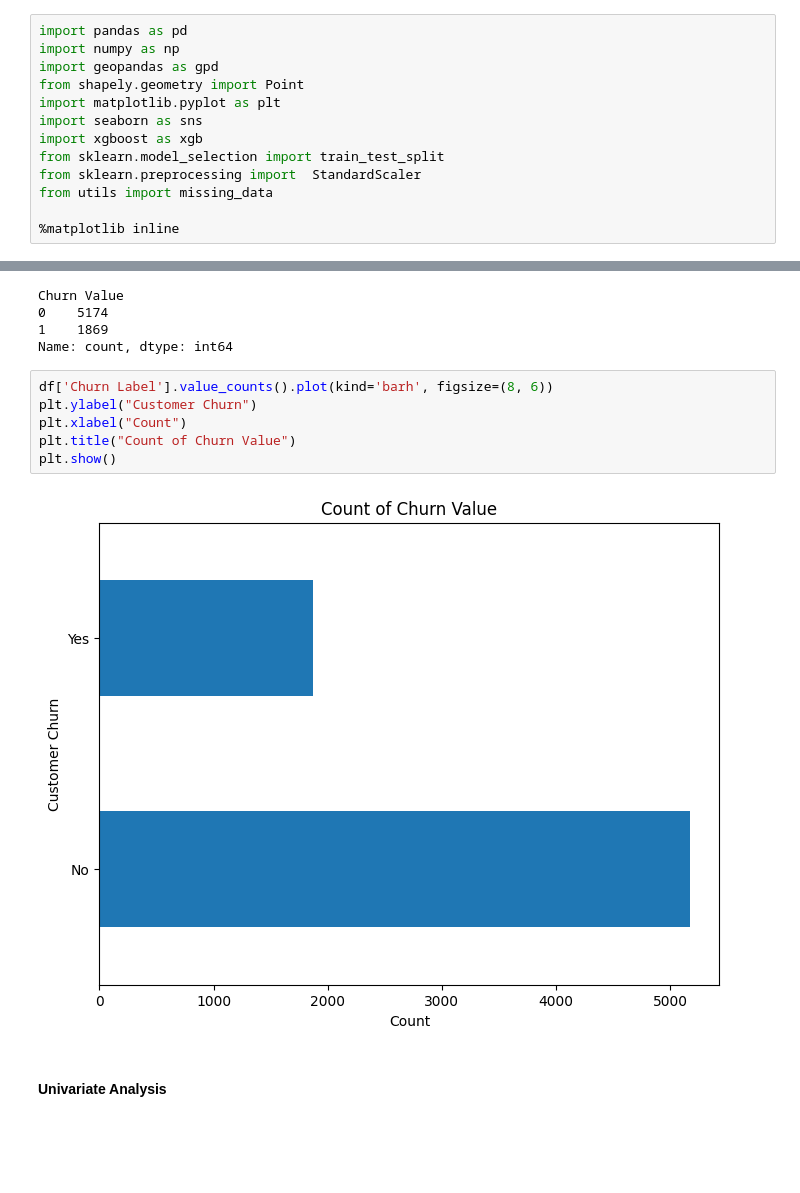
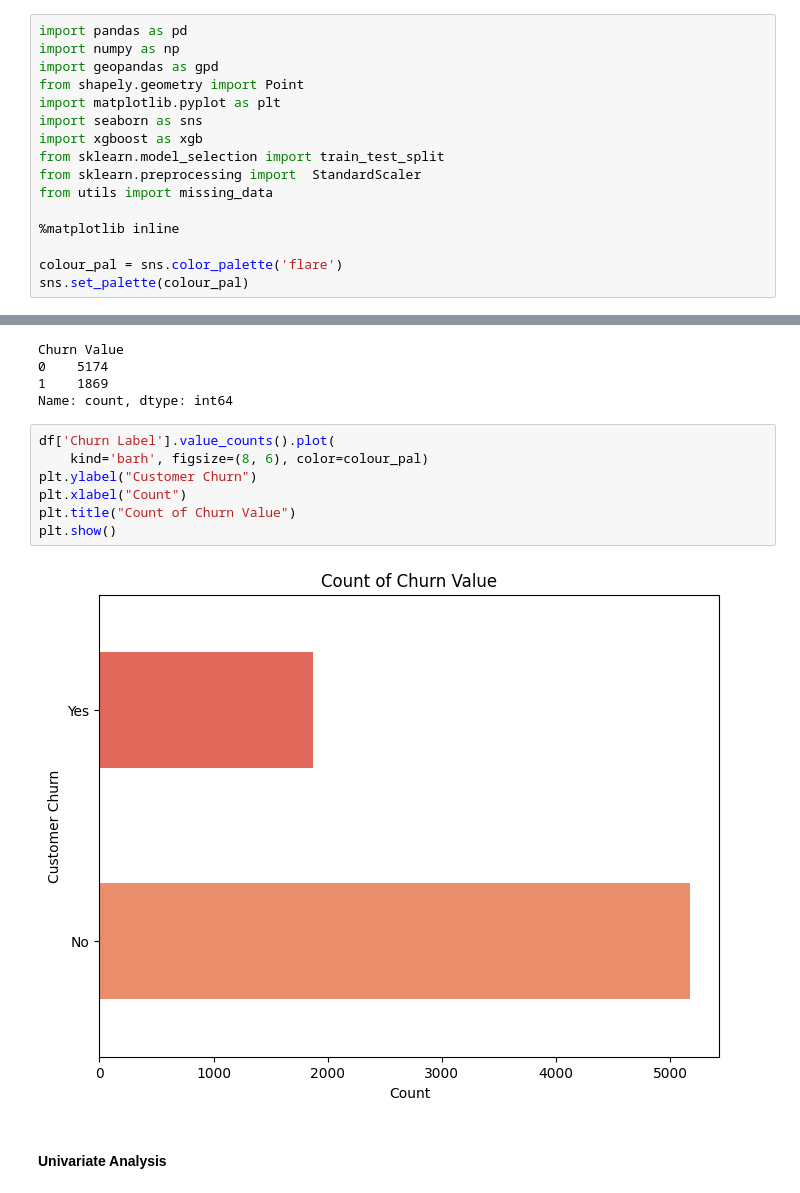
Before and after one commit to minari314159/Telco-Customer-Churn-Prediction, a Jupyter notebook: Customer_Churn_Prediction.ipynb, the cells around one changed output, grey strips where cells are left out. Saved outputs shown, nothing was run; the diff lists cells and outputs as text; blank space fills up the shorter version.

```diff
--- a/Customer_Churn_Prediction.ipynb
+++ b/Customer_Churn_Prediction.ipynb
@@ -25,6 +25,9 @@ from sklearn.preprocessing import  StandardScaler
 from utils import missing_data
 
 %matplotlib inline
+
+colour_pal = sns.color_palette('flare')
+sns.set_palette(colour_pal)
 # %% [markdown]
 ### Data Cleaning & Preparation
 # %%
@@ -247,13 +250,14 @@ Churn Value
 1    1869
 Name: count, dtype: int64
 # %%
-df['Churn Label'].value_counts().plot(kind='barh', figsize=(8, 6))
+df['Churn Label'].value_counts().plot(
+    kind='barh', figsize=(8, 6), color=colour_pal)
 plt.ylabel("Customer Churn")
 plt.xlabel("Count")
 plt.title("Count of Churn Value")
 plt.show()
 # %% [output]
-[figure, old version]
+[figure, new version]
 # %% [markdown]
 #### Univariate Analysis
 # %%
```
Also changed, not shown: parts of 5 cells of this notebook, 1 other file.
